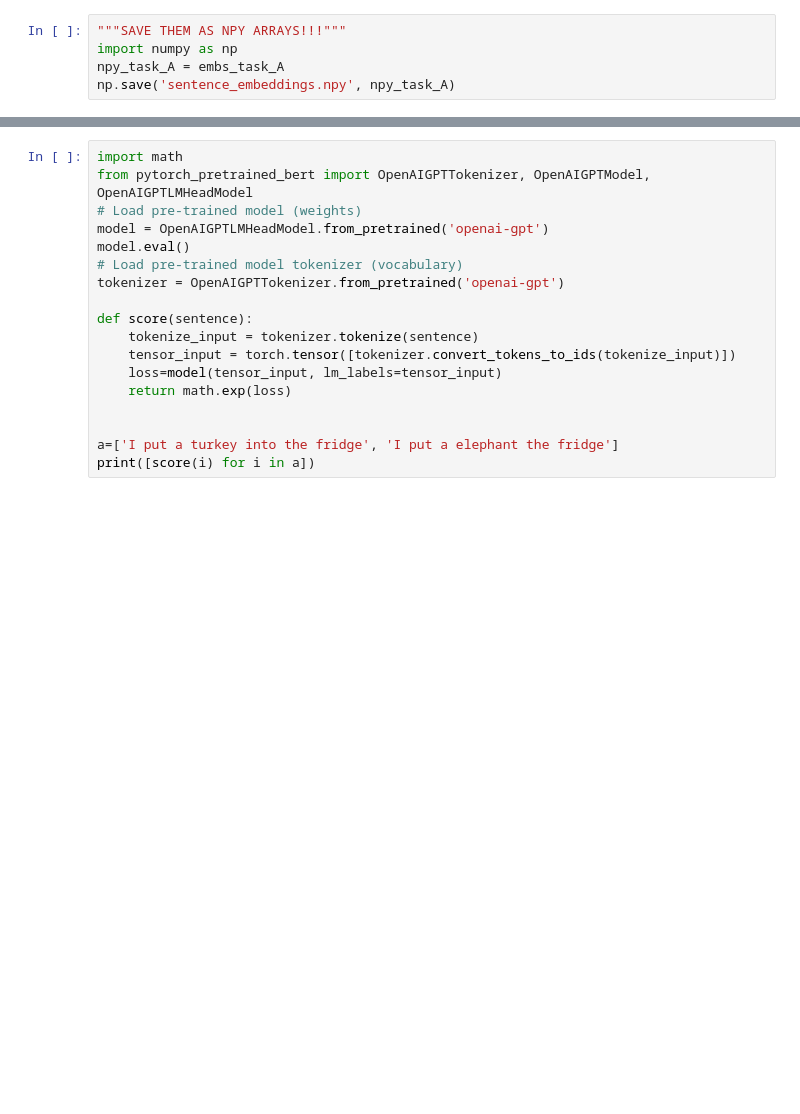
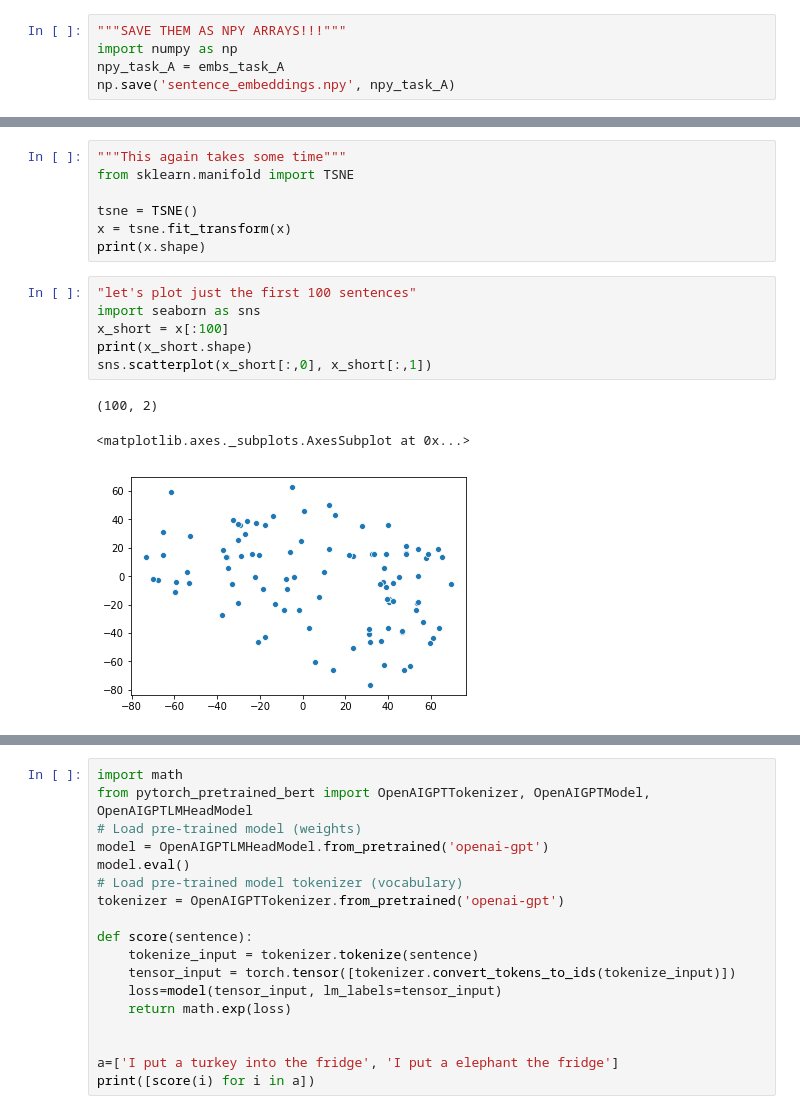
Before and after one commit to cicl-iscl/Commonsense2020, a Jupyter notebook: First Steps (max).ipynb, the cells around one changed output, grey strips where cells are left out. Saved outputs shown, nothing was run; the diff lists cells and outputs as text; blank space fills up the shorter version.

```diff
--- a/First Steps (max).ipynb
+++ b/First Steps (max).ipynb
@@ -538,0 +602,17 @@ print(pool_embs.shape, all_embs.shape)
+# %%
+"""This again takes some time"""
+from sklearn.manifold import TSNE
+
+tsne = TSNE()
+x = tsne.fit_transform(x)
+print(x.shape)
+# %%
+"let's plot just the first 100 sentences"
+import seaborn as sns
+x_short = x[:100]
+print(x_short.shape)
+sns.scatterplot(x_short[:,0], x_short[:,1])
+# %% [output]
+(100, 2)
+<matplotlib.axes._subplots.AxesSubplot at 0x...>
+[figure, added]
```
Also changed, not shown: parts of 20 cells of this notebook.
